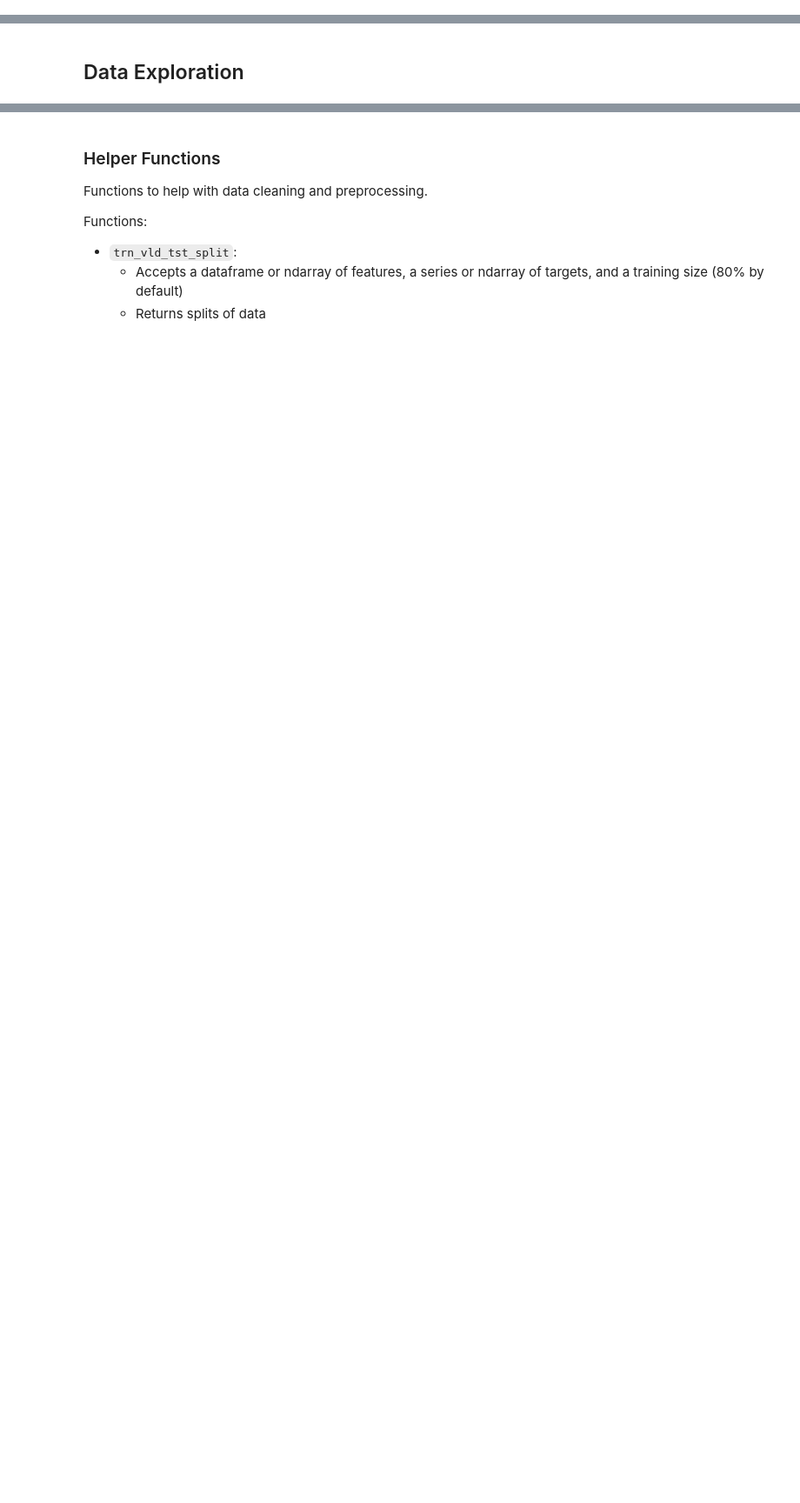
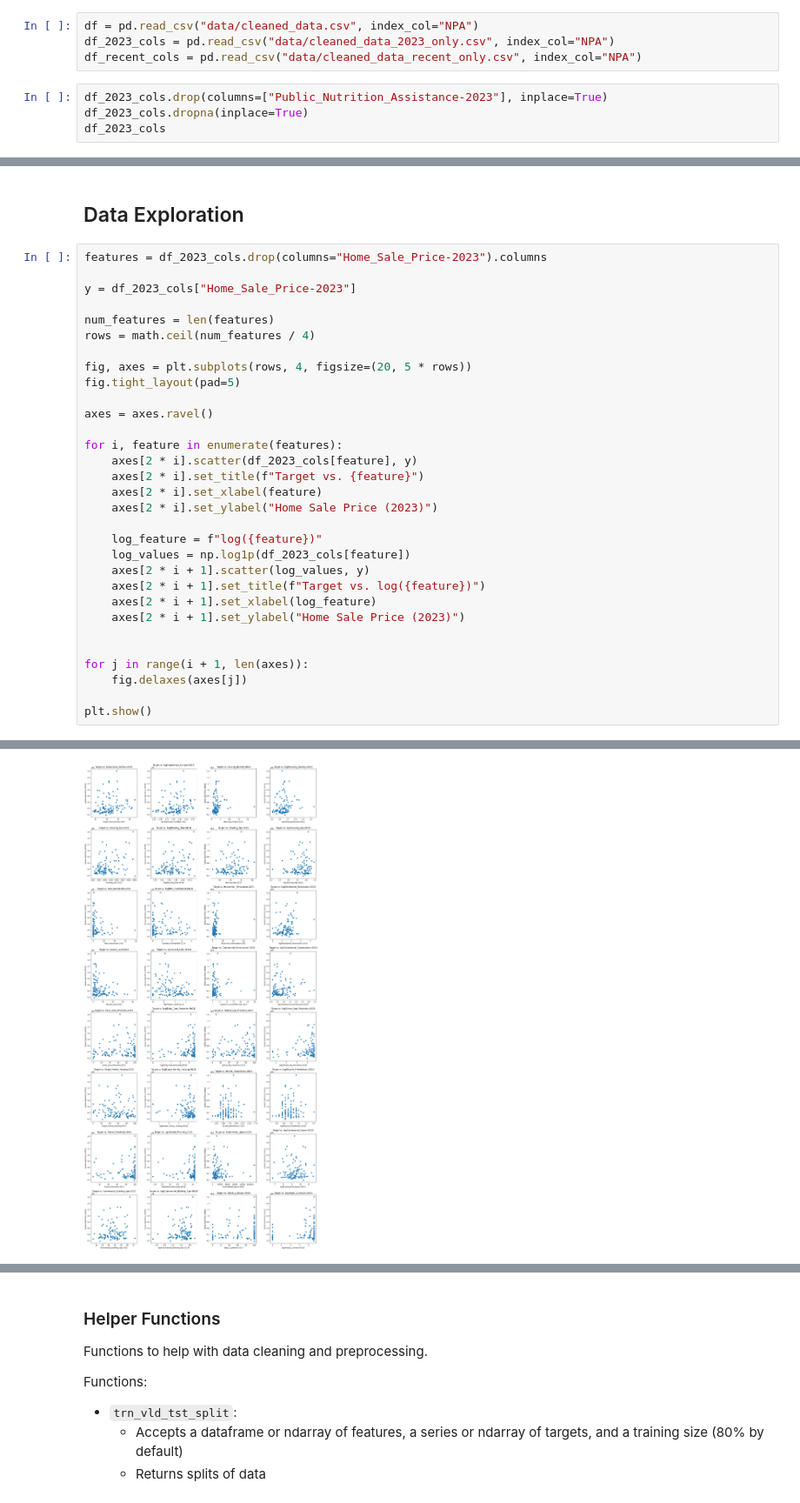
Before and after one commit to jameshlms/dtsc-2302-final-project, a Jupyter notebook: final-regression.ipynb, the cells around one changed output, grey strips where cells are left out. Shown: that part at 87% size. Saved outputs shown, nothing was run; the diff lists cells and outputs as text; blank space fills up the shorter version.

```diff
--- a/final-regression.ipynb
+++ b/final-regression.ipynb
@@ -177,0 +36,8 @@ df.to_csv("data/cleaned_data.csv")
+# %%
+df = pd.read_csv("data/cleaned_data.csv", index_col="NPA")
+df_2023_cols = pd.read_csv("data/cleaned_data_2023_only.csv", index_col="NPA")
+df_recent_cols = pd.read_csv("data/cleaned_data_recent_only.csv", index_col="NPA")
+# %%
+df_2023_cols.drop(columns=["Public_Nutrition_Assistance-2023"], inplace=True)
+df_2023_cols.dropna(inplace=True)
+df_2023_cols
@@ -178,2 +59,34 @@ df.to_csv("data/cleaned_data.csv")
 # %% [markdown]
 ## Data Exploration
+# %%
+features = df_2023_cols.drop(columns="Home_Sale_Price-2023").columns
+
+y = df_2023_cols["Home_Sale_Price-2023"]
+
+num_features = len(features)
+rows = math.ceil(num_features / 4)
+
+fig, axes = plt.subplots(rows, 4, figsize=(20, 5 * rows))
+fig.tight_layout(pad=5)
+
+axes = axes.ravel()
+
+for i, feature in enumerate(features):
+    axes[2 * i].scatter(df_2023_cols[feature], y)
+    axes[2 * i].set_title(f"Target vs. {feature}")
+    axes[2 * i].set_xlabel(feature)
+    axes[2 * i].set_ylabel("Home Sale Price (2023)")
+
+    log_feature = f"log({feature})"
+    log_values = np.log1p(df_2023_cols[feature])
+    axes[2 * i + 1].scatter(log_values, y)
+    axes[2 * i + 1].set_title(f"Target vs. log({feature})")
+    axes[2 * i + 1].set_xlabel(log_feature)
+    axes[2 * i + 1].set_ylabel("Home Sale Price (2023)")
+
+
+for j in range(i + 1, len(axes)):
+    fig.delaxes(axes[j])
+
+plt.show()
+# %% [output]
@@ -179,0 +94 @@ df.to_csv("data/cleaned_data.csv")
+[figure, added]
```
Also changed, not shown: parts of 30 cells of this notebook, 8 other files.
